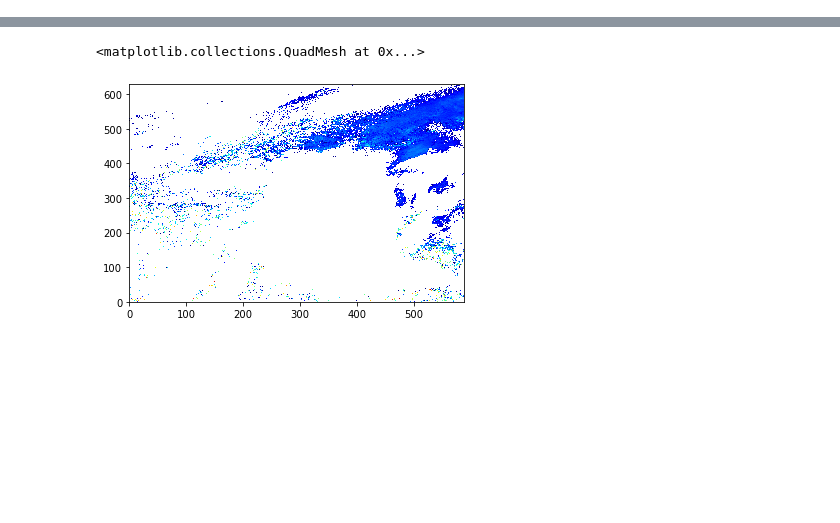
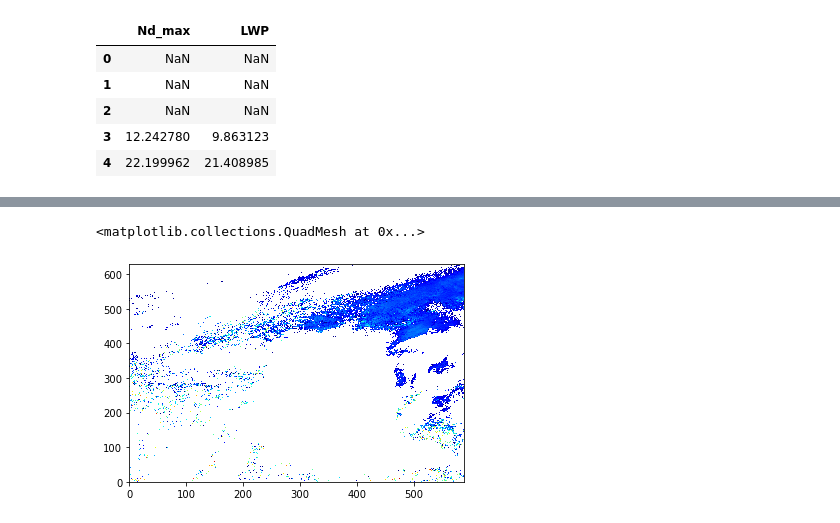
Before and after one commit to jesseniagonzalezv/ICON_RTTOV, a Jupyter notebook: code_test/Untitled.ipynb, the cells around one changed output, grey strips where cells are left out. Saved outputs shown, nothing was run; the diff lists cells and outputs as text; code cells hidden in the pictures; blank space fills up the shorter version.

```diff
--- a/code_test/Untitled.ipynb
+++ b/code_test/Untitled.ipynb
@@ -89,3 +98,12 @@ df_1d.describe()
+# %%
+df_1d.head()
+# %% [output]
+|  | Nd_max | LWP |
+| 0 | NaN | NaN |
+| 1 | NaN | NaN |
+| 2 | NaN | NaN |
+| 3 | 12.242780 | 9.863123 |
+| 4 | 22.199962 | 21.408985 |
 # %%
 n_zeros1 = np.count_nonzero(df_1d["Nd_max"]==0)
 n_zeros2 = np.count_nonzero( df_1d["LWP"]==0)
```
Also changed, not shown: parts of 6 cells of this notebook, 3 other files.
